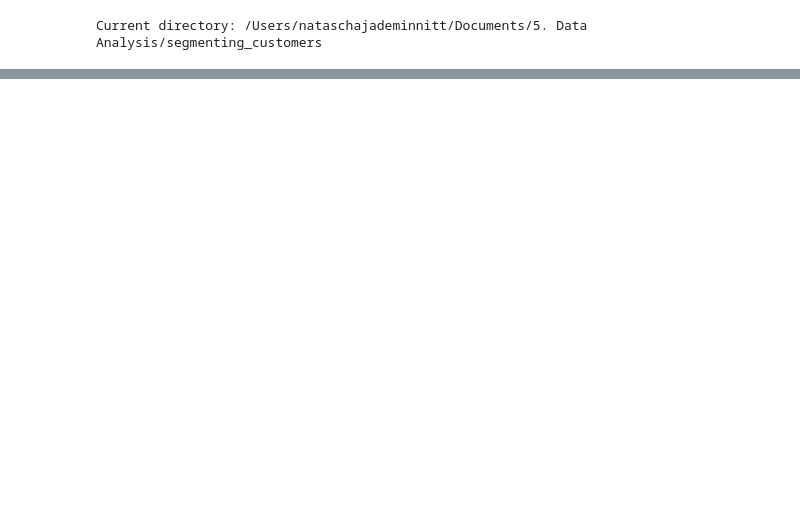
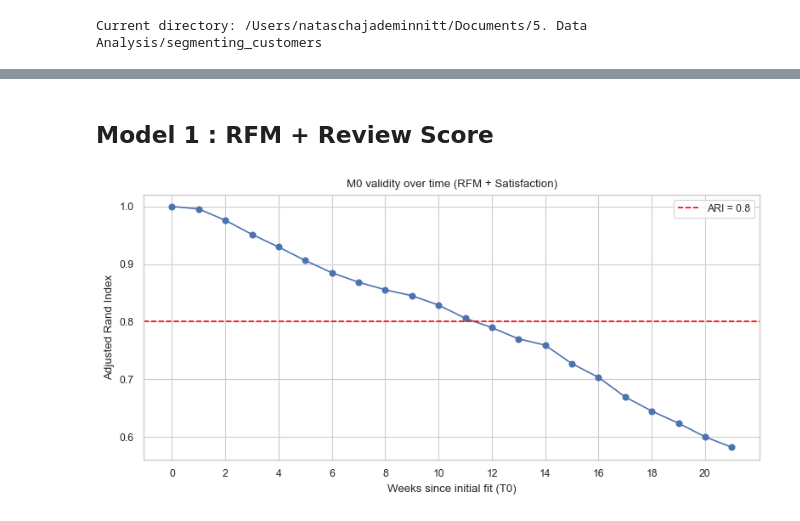
Before and after one commit to nataschaminnitt/segmenting_customers, a Jupyter notebook: notebooks/P5 notebook simulation.ipynb, the cells around one changed output, grey strips where cells are left out. Drawn from its saved outputs; the diff is of its cells as text; code cells hidden in the pictures; blank space fills up the shorter version.

Commit message:
maintenance contract

```diff
--- a/notebooks/P5 notebook simulation.ipynb
+++ b/notebooks/P5 notebook simulation.ipynb
@@ -24,7 +41,7 @@ warnings.filterwarnings("ignore")
 Current directory: /Users/nataschajademinnitt/Documents/5. Data Analysis/segmenting_customers
 # %%
 # Load the data
-df = pd.read_csv("./data/processed/df_maintenance_database.csv")
+df = pd.read_csv("./data/processed/processed_database.csv")
 df.info()
 # %% [output]
 <class 'pandas.core.frame.DataFrame'>
@@ -147,0 +227,24 @@ for i in range(6):
+# %% [markdown]
+## Model 1 : RFM + Review Score
+# %%
+features = ['recency', 'f_returning', 'm_price_log', 's_review_score']
+
+X = df[features].values
+scaler = StandardScaler().fit(X)
+X_scaled = scaler.transform(X)
+
+best_k = 5
+
+km0 = KMeans(n_clusters=best_k, random_state=42).fit(X_scaled)
+df['cluster0'] = km0.labels_
+# %%
+# ARI drift
+df_ari = simulate_ari_drift(df, features, km0, scaler, best_k, max_weeks=24)
+
+plot_ari_drift(df_ari,
+               threshold=0.8,
+               xtick_step=2,
+               title='M0 validity over time (RFM + Satisfaction)',
+               outpath=None)
+# %% [output]
+[figure, added]
```
Also changed, not shown: parts of 29 cells of this notebook, 2 other files.
